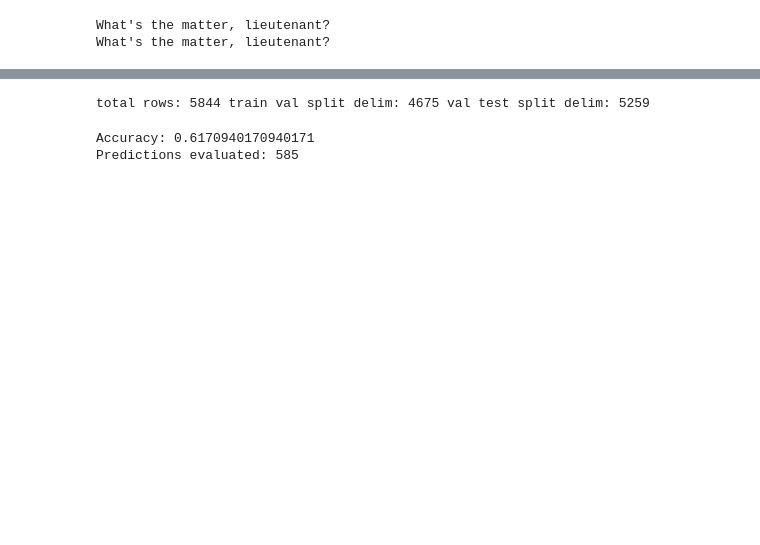
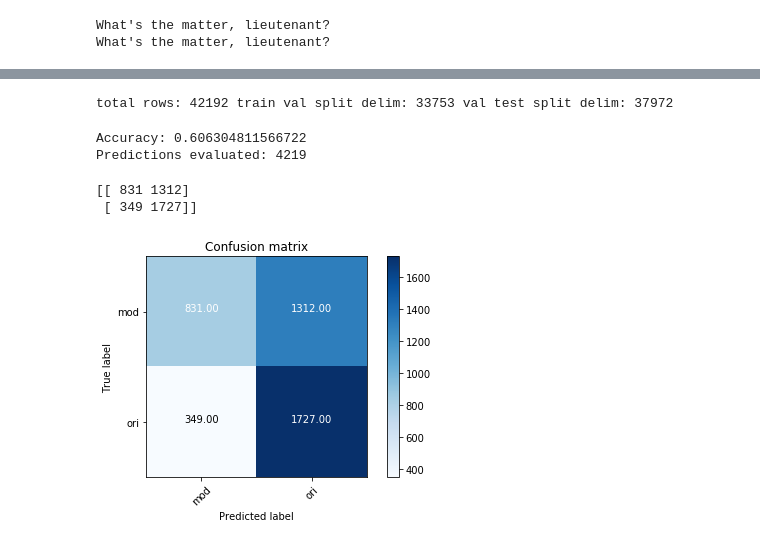
Before and after one commit to happythenewsad/style_eval, a Jupyter notebook: linear.ipynb, the cells around one changed output, grey strips where cells are left out. Cells and saved outputs as stored; diff of their text form; code cells hidden in the pictures; blank space fills up the shorter version.

```diff
--- a/linear.ipynb
+++ b/linear.ipynb
@@ -113,9 +113,16 @@ def extract_feats(row_idx, raw):
         print(e)
         print("offending message [{}], len: {}, row idx: {}".format(txt, len(txt), row_idx))
 
+    pos_sequence = []
     for token in doc:
         pos = token.pos_
         pos_dict[pos+'_count'] = pos_dict.get(pos+'_count', 0) + 1
+        if pos == 'NOUN' or pos == 'VERB' or pos == 'CCONJ':
+            pos_sequence.append(pos)
+
+    pos_sequence = pos_sequence[:7] # shortening the num of features to reasonable
+    pos_sequence_name = "_".join(pos_sequence)
+    feature_dict[pos_sequence_name] = 1
 
 
     if pos_dict['NOUN_count'] == 0 or pos_dict['ADJ_count'] == 0:
@@ -164,3 +201,7 @@ Why, you silly man! gold: mod {'sent_len': 19, 'NOUN_count': 1, 'ADV_count': 1,
+# %%
+with open('X_all_plays.pickle', 'rb') as f:
+    X = pickle.load(f)
+X.shape
 # %%
 from sklearn.linear_model import LogisticRegression
 from sklearn.naive_bayes import MultinomialNB
@@ -195,8 +236,9 @@ if len(X_test) != len(Y_test):
 #mdl = LogisticRegression(random_state=123)
 #mdl = MultinomialNB()
 mdl = svm.SVC(kernel = 'linear', C=.1) # Accuracy: 0.589743
+    # with all plays: .611
 mdl.fit(X_train, Y_train)
 
 np.set_printoptions(suppress=True)
 # %% [output]
-total rows: 5844 train val split delim: 4675 val test split delim: 5259
+total rows: 42192 train val split delim: 33753 val test split delim: 37972
@@ -208,7 +257,7 @@ total rows: 5844 train val split delim: 4675 val test split delim: 5259
 from sklearn.metrics import brier_score_loss
 
 #y_true = raw[train_val_split_delim:val_test_split_delim,LABEL_COL]
-preds = mdl.predict(X_test)
+preds = mdl.predict(X_val)
 #y_true = [int(raw[int(idx)][-1]) for idx in val_indices]
 
 # brier = brier_score_loss(y_true, preds[:,0])
@@ -226,11 +275,11 @@ def accuracy(preds, y_true):
             num_correct = num_correct + 1
     return num_correct/len(preds)
 
-print("Accuracy: {}".format(accuracy(preds,Y_test)))
+print("Accuracy: {}".format(accuracy(preds,Y_val)))
 print("Predictions evaluated: {}".format(len(preds)))
 # %% [output]
-Accuracy: 0.6170940170940171
-Predictions evaluated: 585
+Accuracy: 0.606304811566722
+Predictions evaluated: 4219
 # %%
 # error analysis ##
 ##################
@@ -240,7 +289,7 @@ from sklearn.metrics import confusion_matrix
 import matplotlib.pyplot as plt
 import itertools
 
-conf_mat = confusion_matrix(y_true, preds)
+conf_mat = confusion_matrix(Y_val, preds)
 # fig, ax = plt.subplots(figsize=(10,10))
 # # sns.heatmap(conf_mat, annot=True, fmt='d',
 # #             xticklabels=category_id_df.Product.values, yticklabels=category_id_df.Product.values)
@@ -249,34 +298,38 @@ conf_mat = confusion_matrix(y_true, preds)
 
 # NOTE: this function taken from:
 # http://scikit-learn.org/stable/auto_examples/model_selection/plot_confusion_matrix.html#sphx-glr-auto-examples-model-selection-plot-confusion-matrix-py
 def plot_confusion_matrix(cm, classes,
                           title='Confusion matrix',
                           cmap=plt.cm.Blues):
 
     plt.imshow(cm, interpolation='nearest', cmap=cmap)
     plt.title(title)
     plt.colorbar()
     tick_marks = np.arange(len(classes))
     plt.xticks(tick_marks, classes, rotation=45)
     plt.yticks(tick_marks, classes)
 
     fmt = '.2f'
-    thresh = 80
+    thresh = 500
     for i, j in itertools.product(range(cm.shape[0]), range(cm.shape[1])):
         plt.text(j, i, format(cm[i, j], fmt),
                  horizontalalignment="center",
                  color="white" if cm[i, j] > thresh else "black")
 
     plt.tight_layout()
     plt.ylabel('True label')
     plt.xlabel('Predicted label')
 
 
 plt.figure()
 print(conf_mat)
 plot_confusion_matrix(conf_mat, classes=mdl.classes_,
                       title="Confusion matrix")
 plt.show()
+# %% [output]
+[[ 831 1312]
+ [ 349 1727]]
+[figure, added]
 # %%
 # test_len = len(preds)
 # accuracy = sum(preds)/float(test_len)
```
Also changed, not shown: parts of 11 cells of this notebook, 5 other files.
